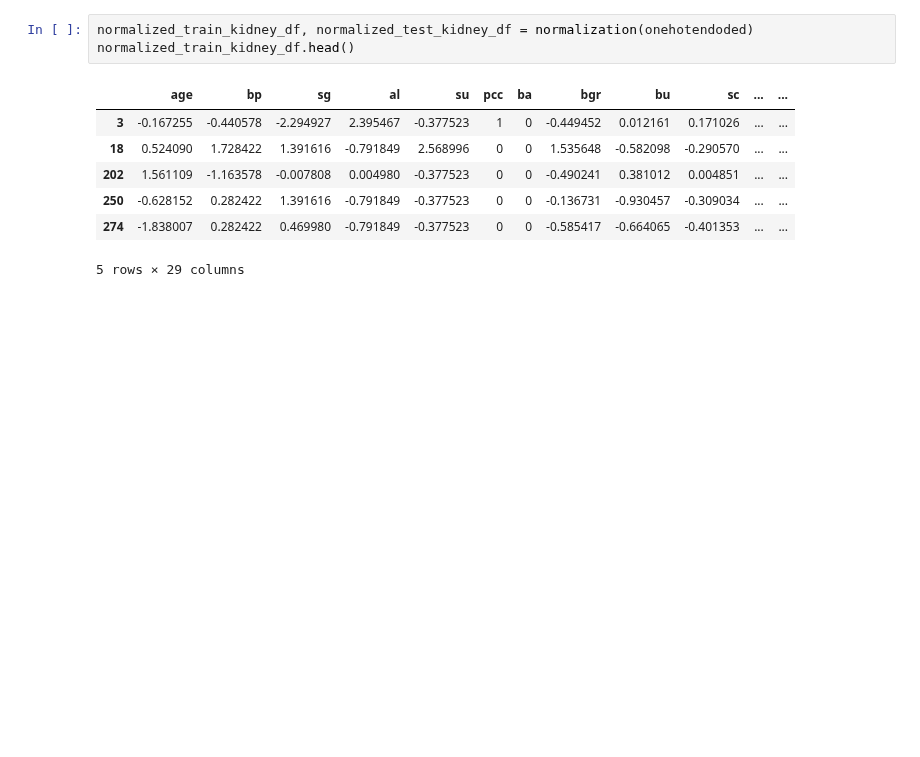
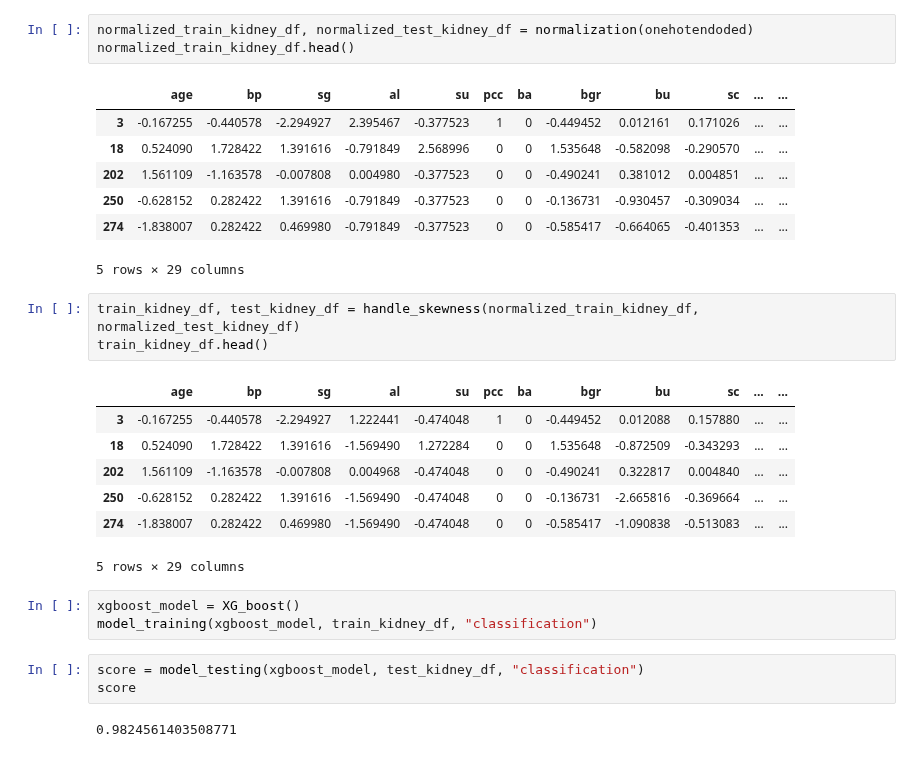
Before and after one commit to HamidMahamat/Development_project, a Jupyter notebook: main.ipynb, the cells around one changed output. Drawn from its saved outputs; the diff is of its cells as text; blank space fills up the shorter version.

Commit message:
xgboost

```diff
--- a/main.ipynb
+++ b/main.ipynb
@@ -93,3 +93,22 @@ normalized_train_kidney_df.head()
 | 250 | -0.628152 | 0.282422 | 1.391616 | -0.791849 | -0.377523 | 0 | 0 | -0.136731 | -0.930457 | -0.309034 | ... | ... |
 | 274 | -1.838007 | 0.282422 | 0.469980 | -0.791849 | -0.377523 | 0 | 0 | -0.585417 | -0.664065 | -0.401353 | ... | ... |
 5 rows × 29 columns
+# %%
+train_kidney_df, test_kidney_df = handle_skewness(normalized_train_kidney_df, normalized_test_kidney_df)
+train_kidney_df.head()
+# %% [output]
+|  | age | bp | sg | al | su | pcc | ba | bgr | bu | sc | ... | ... |
+| 3 | -0.167255 | -0.440578 | -2.294927 | 1.222441 | -0.474048 | 1 | 0 | -0.449452 | 0.012088 | 0.157880 | ... | ... |
+| 18 | 0.524090 | 1.728422 | 1.391616 | -1.569490 | 1.272284 | 0 | 0 | 1.535648 | -0.872509 | -0.343293 | ... | ... |
+| 202 | 1.561109 | -1.163578 | -0.007808 | 0.004968 | -0.474048 | 0 | 0 | -0.490241 | 0.322817 | 0.004840 | ... | ... |
+| 250 | -0.628152 | 0.282422 | 1.391616 | -1.569490 | -0.474048 | 0 | 0 | -0.136731 | -2.665816 | -0.369664 | ... | ... |
+| 274 | -1.838007 | 0.282422 | 0.469980 | -1.569490 | -0.474048 | 0 | 0 | -0.585417 | -1.090838 | -0.513083 | ... | ... |
+5 rows × 29 columns
+# %%
+xgboost_model = XG_boost()
+model_training(xgboost_model, train_kidney_df, "classification")
+# %%
+score = model_testing(xgboost_model, test_kidney_df, "classification")
+score
+# %% [output]
+0.9824561403508771
```
Also changed, not shown: 1 other file.
